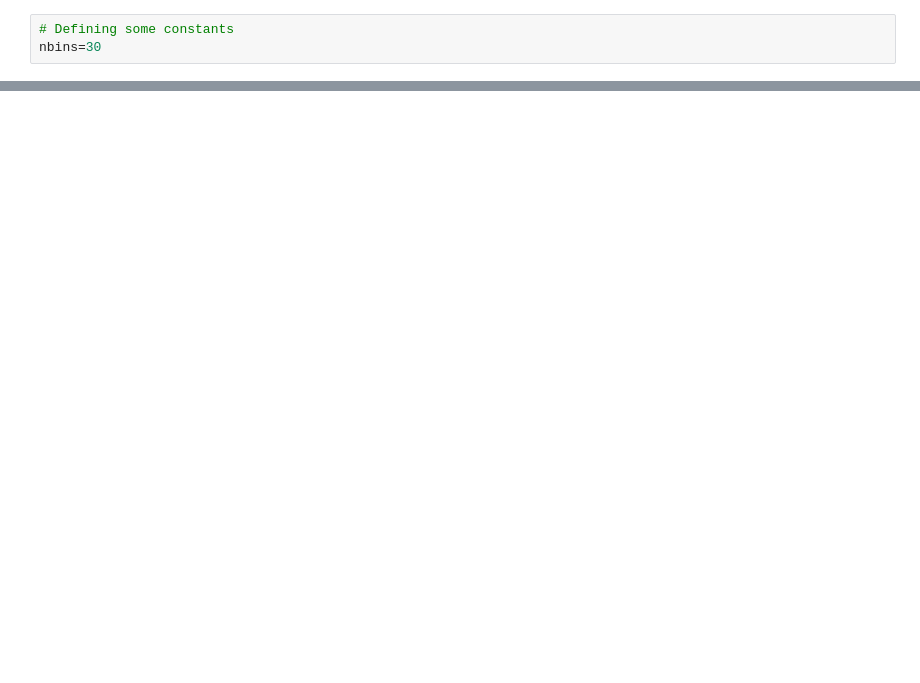
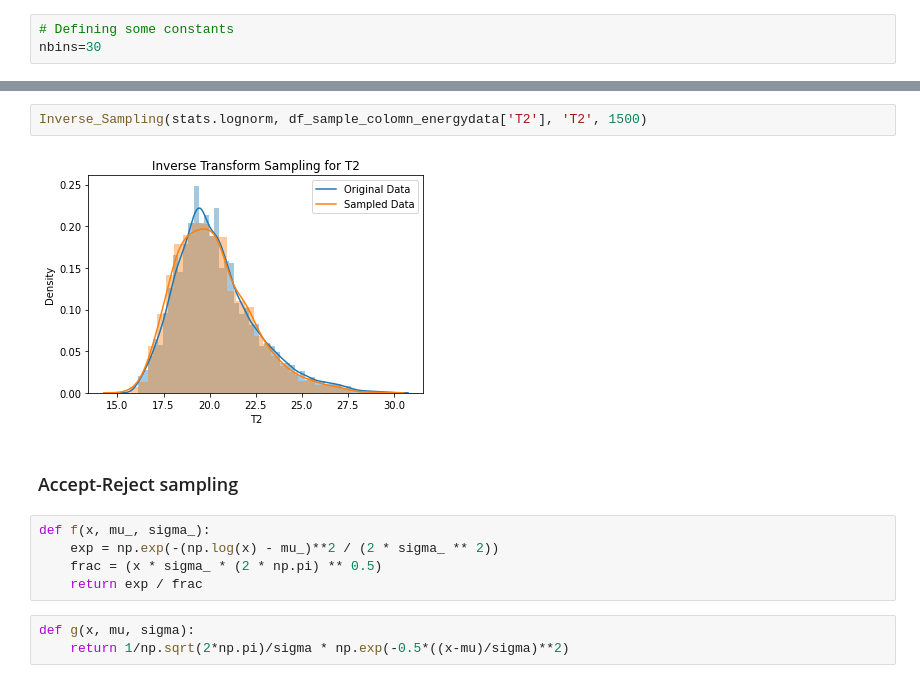
Before and after one commit to Nemat-Allah-Aloush/Multivariate_Data_Analysis, a Jupyter notebook: lab_03.ipynb, the cells around one changed output, grey strips where cells are left out. Saved outputs shown, nothing was run; the diff lists cells and outputs as text; blank space fills up the shorter version.

```diff
--- a/lab_03.ipynb
+++ b/lab_03.ipynb
@@ -34,0 +71,14 @@ df_sample_colomn_energydata = pd.DataFrame(sample_energydata)
+# %%
+Inverse_Sampling(stats.lognorm, df_sample_colomn_energydata['T2'], 'T2', 1500)
+# %% [output]
+[figure, added]
+# %% [markdown]
+### Accept-Reject sampling
+# %%
+def f(x, mu_, sigma_):
+    exp = np.exp(-(np.log(x) - mu_)**2 / (2 * sigma_ ** 2))
+    frac = (x * sigma_ * (2 * np.pi) ** 0.5)
+    return exp / frac
+# %%
+def g(x, mu, sigma):
+    return 1/np.sqrt(2*np.pi)/sigma * np.exp(-0.5*((x-mu)/sigma)**2)
```
Also changed, not shown: parts of 20 cells of this notebook.
